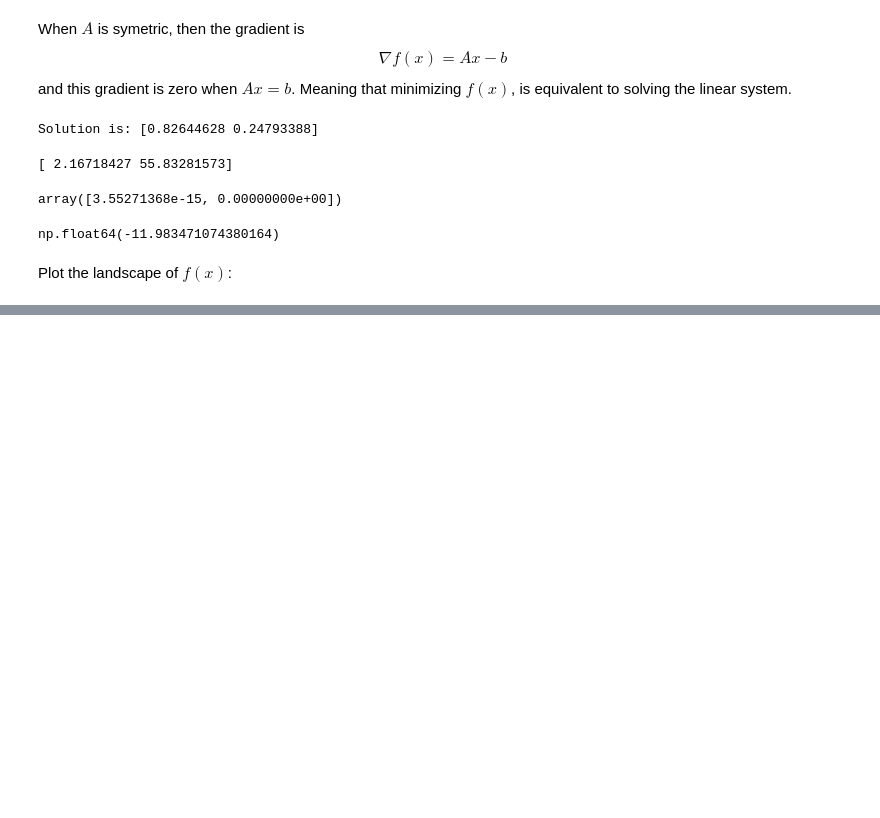
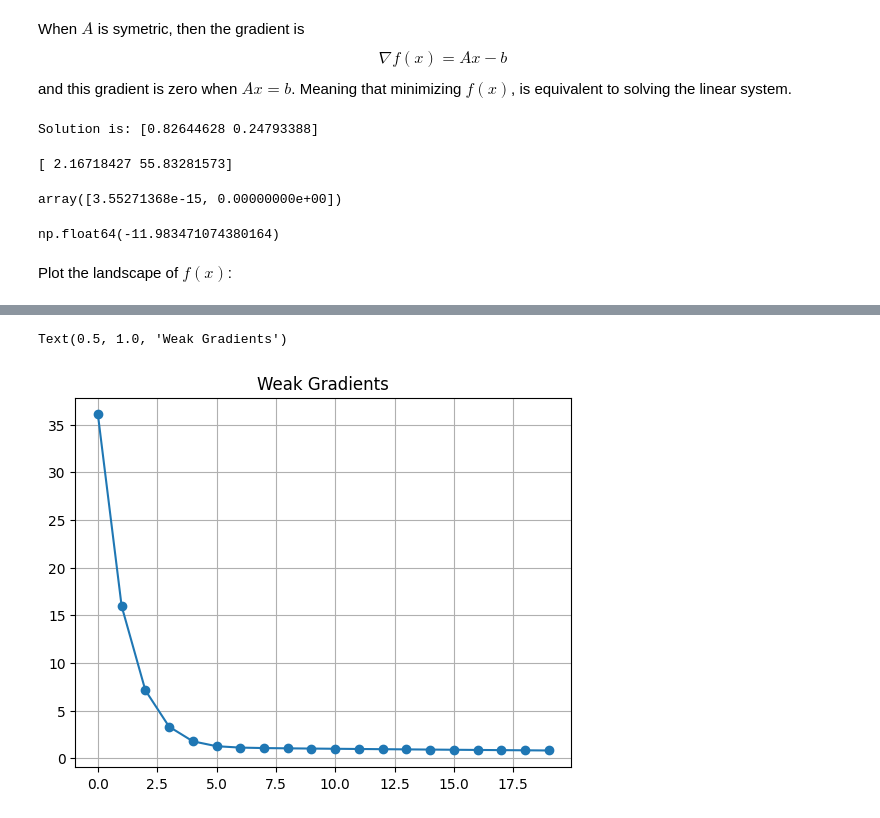
Before and after one commit to tomasruizt/Code-Along, a Jupyter notebook: papers/Solving Linear Systems.ipynb, the cells around one changed output, grey strips where cells are left out. Saved outputs shown, nothing was run; the diff lists cells and outputs as text; code cells hidden in the pictures; blank space fills up the shorter version.

```diff
--- a/papers/Solving Linear Systems.ipynb
+++ b/papers/Solving Linear Systems.ipynb
@@ -66,0 +122,9 @@ plt.show()
+# %%
+grad_norms = np.linalg.norm(grads, axis=1)
+
+plt.plot(grad_norms, marker="o")
+plt.grid()
+plt.title("Weak Gradients")
+# %% [output]
+Text(0.5, 1.0, 'Weak Gradients')
+[figure, added]
```
Also changed, not shown: parts of 16 cells of this notebook.
